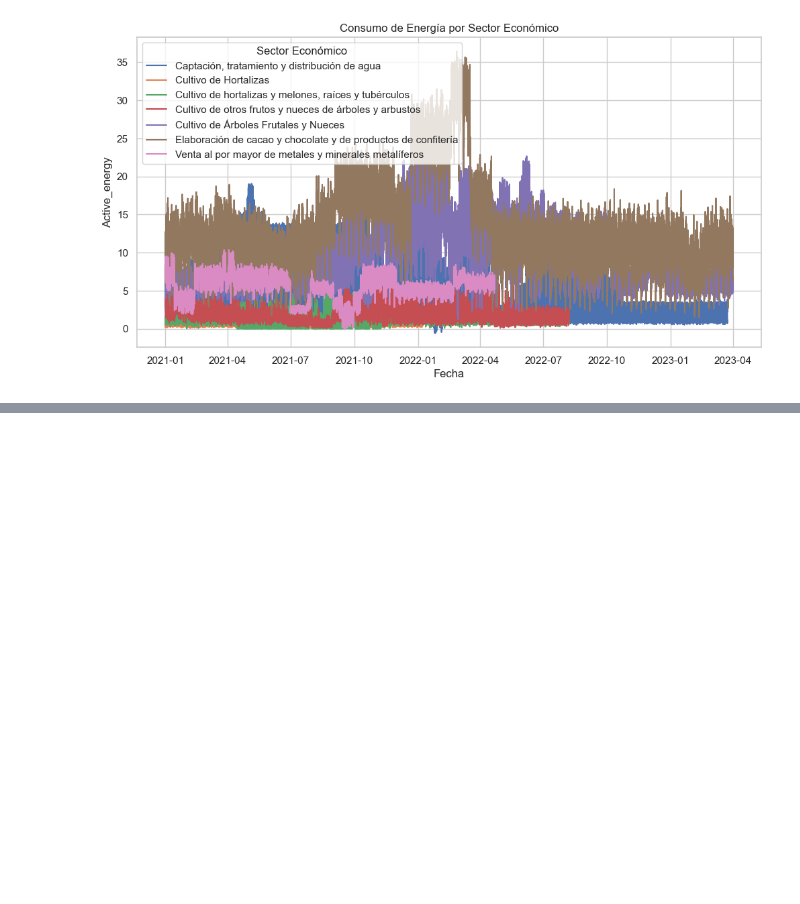
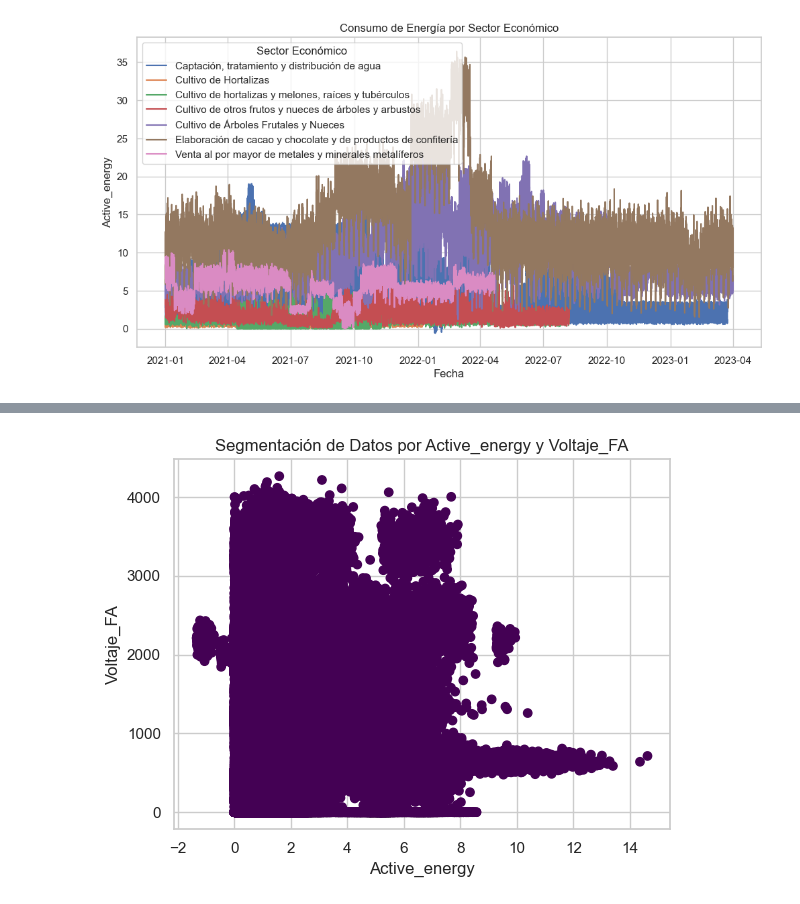
Before and after one commit to elkindavid/Electrodunas, a Jupyter notebook: Electrodunas.ipynb, the cells around one changed output, grey strips where cells are left out. Cells and saved outputs as stored; diff of their text form; code cells hidden in the pictures; blank space fills up the shorter version.

```diff
--- a/Electrodunas.ipynb
+++ b/Electrodunas.ipynb
@@ -426,0 +528,27 @@ plt.show()
+# %%
+import pandas as pd
+from sklearn.cluster import KMeans
+import matplotlib.pyplot as plt
+
+
+# Seleccionar las columnas de interés para la segmentación
+X = df_final[['Active_energy', 'Voltaje_FA']]
+
+# Definir el modelo de K-Means con el número deseado de clusters
+n_clusters = 1  # Puedes ajustar este número según tus necesidades
+kmeans = KMeans(n_clusters=n_clusters, random_state=42)
+
+# Ajustar el modelo al conjunto de datos
+kmeans.fit(X)
+
+# Agregar la columna de etiquetas de clusters al DataFrame original
+df_final['Cluster'] = kmeans.labels_
+
+# Visualizar los resultados
+plt.scatter(df_final['Active_energy'], df_final['Voltaje_FA'], c=df_final['Cluster'], cmap='viridis')
+plt.title('Segmentación de Datos por Active_energy y Voltaje_FA')
+plt.xlabel('Active_energy')
+plt.ylabel('Voltaje_FA')
+plt.show()
+# %% [output]
+[figure, added]
```
Also changed, not shown: parts of 20 cells of this notebook.
